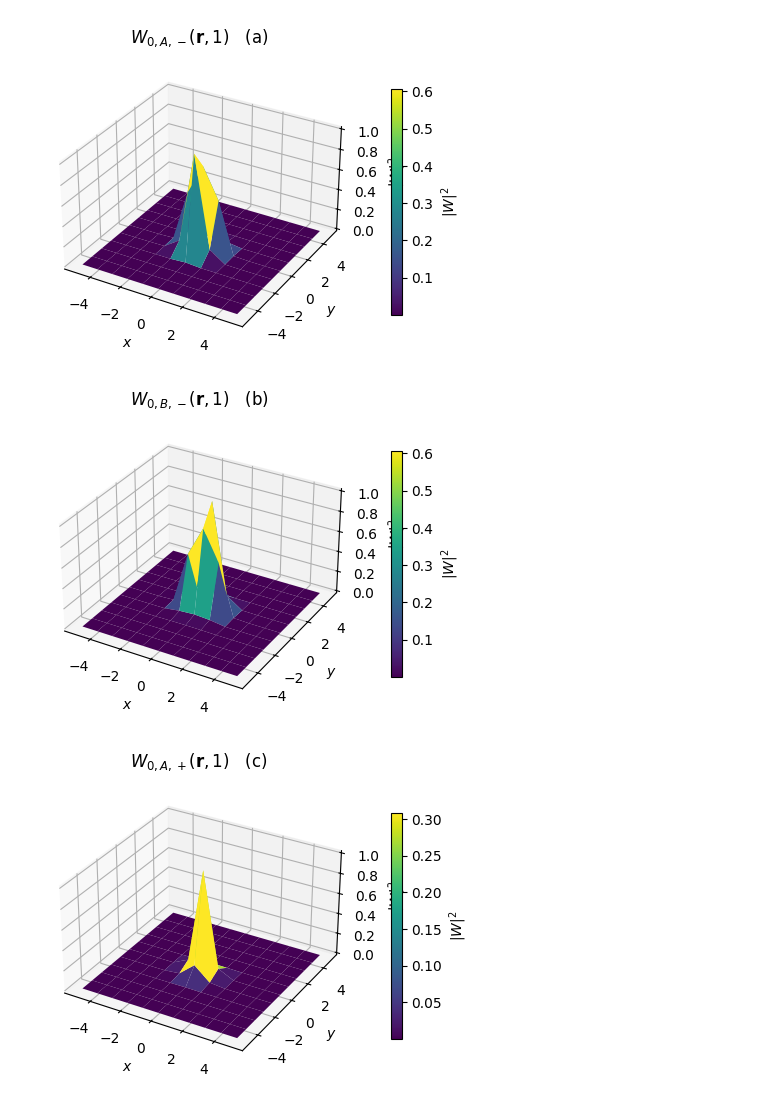
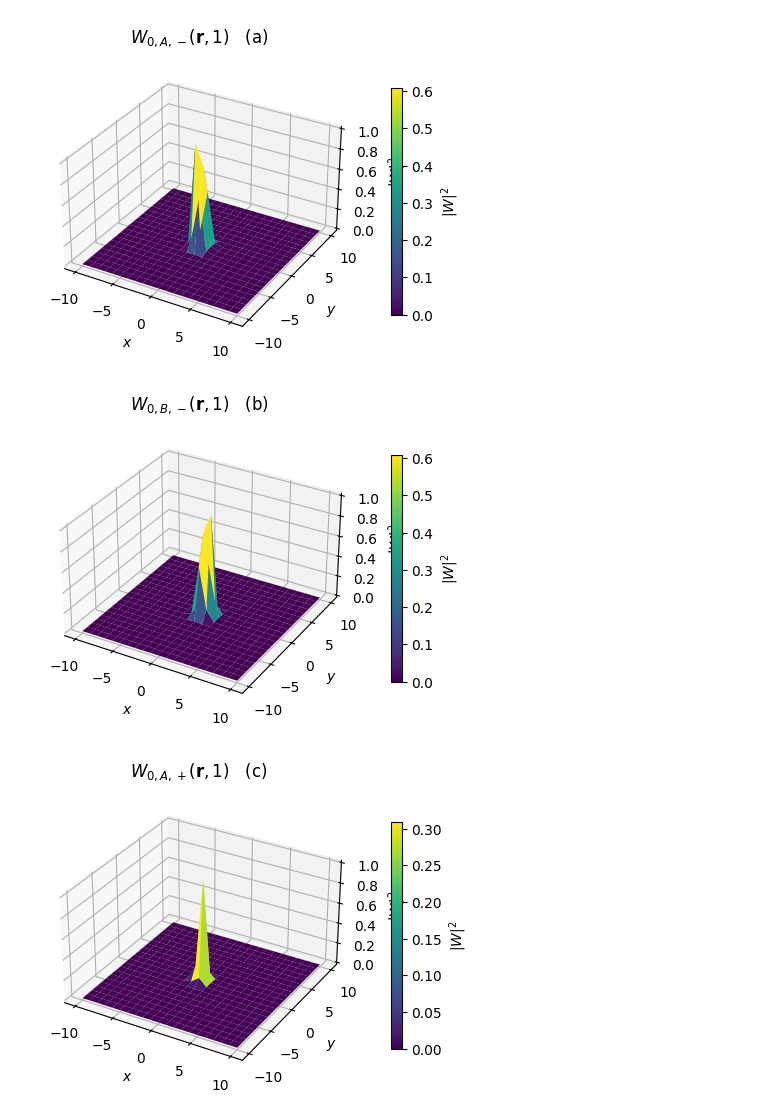
Before and after one commit to AsadullahBhuiyan/Fermionic_Lindbladian, a Jupyter notebook: overcomplete_Wannier_function_plots.ipynb, the cells around one changed output. Cells and saved outputs as stored; diff of their text form; code cells hidden in the pictures.

```diff
--- a/overcomplete_Wannier_function_plots.ipynb
+++ b/overcomplete_Wannier_function_plots.ipynb
@@ -133,15 +154,17 @@ def plot_wanniers_3d(alpha=1.0, R=(0,0), Nx=41, Ny=41, zscale='per-panel'):
     ys = np.arange(Ny) - Ny//2
     X, Y = np.meshgrid(xs, ys, indexing='ij')
 
+    fftshift = np.fft.fftshift
+
     panels = [
-        (W_A_minus[:, :, 0], r'$W_{0,A,-}(\mathbf{r},1)$', 'a'),
-        (W_B_minus[:, :, 0], r'$W_{0,B,-}(\mathbf{r},1)$', 'b'),
-        (W_A_plus [:, :, 0], r'$W_{0,A,+}(\mathbf{r},1)$', 'c'),
-        (W_B_plus [:, :, 0], r'$W_{0,B,+}(\mathbf{r},1)$', 'd'),
-        (W_A_minus[:, :, 1], r'$W_{0,A,-}(\mathbf{r},2)$', 'e'),
-        (W_B_minus[:, :, 1], r'$W_{0,B,-}(\mathbf{r},2)$', 'f'),
-        (W_A_plus [:, :, 1], r'$W_{0,A,+}(\mathbf{r},2)$', 'g'),
-        (W_B_plus [:, :, 1], r'$W_{0,B,+}(\mathbf{r},2)$', 'h'),
+        (fftshift(W_A_minus[:, :, 0]), r'$W_{0,A,-}(\mathbf{r},1)$', 'a'),
+        (fftshift(W_B_minus[:, :, 0]), r'$W_{0,B,-}(\mathbf{r},1)$', 'b'),
+        (fftshift(W_A_plus [:, :, 0]), r'$W_{0,A,+}(\mathbf{r},1)$', 'c'),
+        (fftshift(W_B_plus [:, :, 0]), r'$W_{0,B,+}(\mathbf{r},1)$', 'd'),
+        (fftshift(W_A_minus[:, :, 1]), r'$W_{0,A,-}(\mathbf{r},2)$', 'e'),
+        (fftshift(W_B_minus[:, :, 1]), r'$W_{0,B,-}(\mathbf{r},2)$', 'f'),
+        (fftshift(W_A_plus [:, :, 1]), r'$W_{0,A,+}(\mathbf{r},2)$', 'g'),
+        (fftshift(W_B_plus [:, :, 1]), r'$W_{0,B,+}(\mathbf{r},2)$', 'h'),
     ]
 
     # compute all |W|^2 first (for optional global scaling)
@@ -175,9 +198,9 @@ def plot_wanniers_3d(alpha=1.0, R=(0,0), Nx=41, Ny=41, zscale='per-panel'):
     return figs_axes
 # %%
 # Example:
-fa = plot_wanniers_3d(alpha=1.0, R=(0,0), Nx=11, Ny=11, zscale='per-panel')
+fa = plot_wanniers_3d(alpha=1.0, R=(0,0), Nx=21, Ny=21, zscale='per-panel')
 plt.show()
 # %% [output]
-[figure, old version]
+[figure, new version]
-[figure, old version]
+[figure, new version]
-[figure, old version]
+[figure, new version]
```
Also changed, not shown: parts of 4 cells of this notebook, 3 other files.
